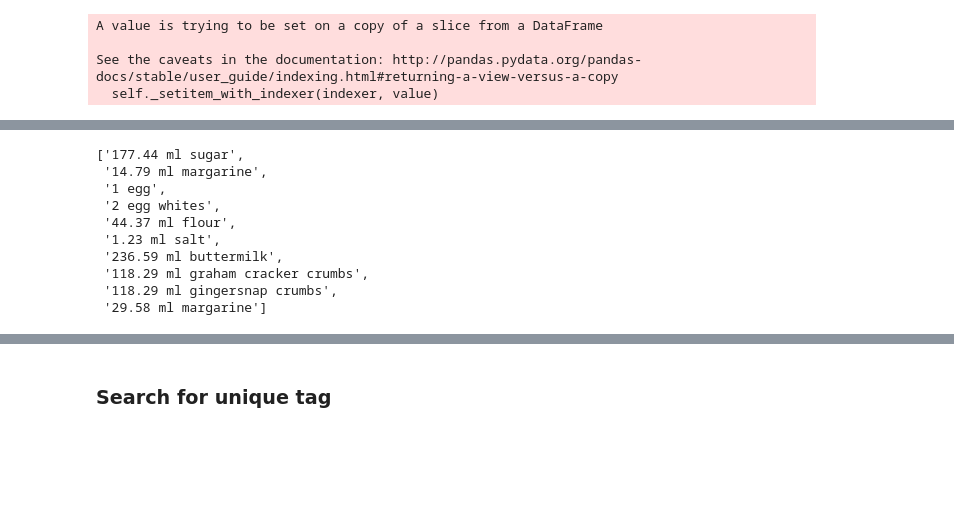
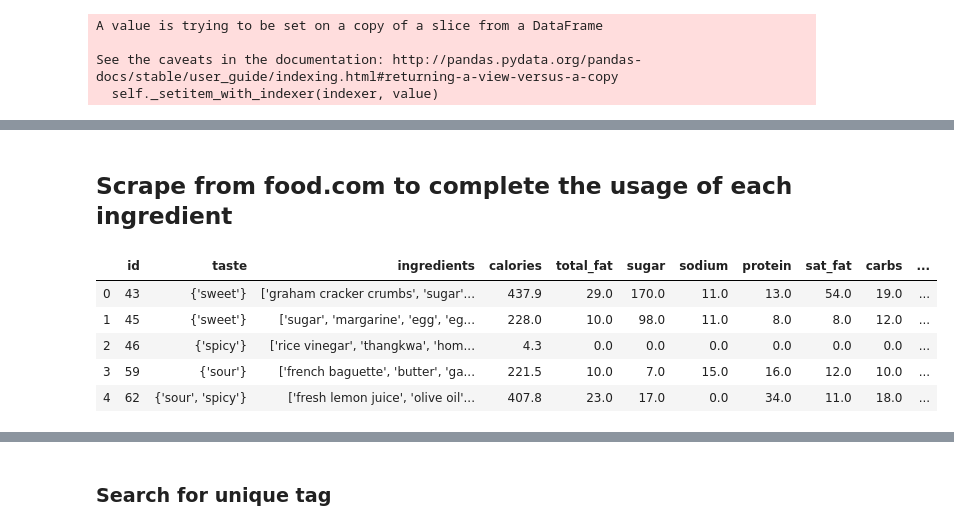
Before and after one commit to JiahuaWU/ada2019, a Jupyter notebook: taste.ipynb, the cells around one changed output, grey strips where cells are left out. Saved outputs shown, nothing was run; the diff lists cells and outputs as text; code cells hidden in the pictures; blank space fills up the shorter version.

Commit message:
add taste

```diff
--- a/taste.ipynb
+++ b/taste.ipynb
@@ -148,2 +308,21 @@ url = 'https://www.food.com/recipe/buttermilk-pie-with-gingersnap-crumb-crust-45
+# %% [markdown]
+## Scrape from food.com to complete the usage of each ingredient
+# %%
+taste_recipes_df = pd.read_csv('recipe+taste.csv')
+# %%
+cooking_method_recipes_df = pd.read_pickle('recipe_cooking.pkl')
+# %%
+training_df = taste_recipes_df[['id', 'taste', 'ingredients',
+                                     'calories', 'total_fat', 'sugar', 'sodium', 'protein', 'sat_fat', 'carbs']]\
+                   .merge(cooking_method_recipes_df[['id', 'method', 'name']], left_on='id', right_on='id')
+# %%
+training_df.head()
+# %% [output]
+|  | id | taste | ingredients | calories | total_fat | sugar | sodium | protein | sat_fat | carbs | ... |
+| 0 | 43 | {'sweet'} | ['graham cracker crumbs', 'sugar'... | 437.9 | 29.0 | 170.0 | 11.0 | 13.0 | 54.0 | 19.0 | ... |
+| 1 | 45 | {'sweet'} | ['sugar', 'margarine', 'egg', 'eg... | 228.0 | 10.0 | 98.0 | 11.0 | 8.0 | 8.0 | 12.0 | ... |
+| 2 | 46 | {'spicy'} | ['rice vinegar', 'thangkwa', 'hom... | 4.3 | 0.0 | 0.0 | 0.0 | 0.0 | 0.0 | 0.0 | ... |
+| 3 | 59 | {'sour'} | ['french baguette', 'butter', 'ga... | 221.5 | 10.0 | 7.0 | 15.0 | 16.0 | 12.0 | 10.0 | ... |
+| 4 | 62 | {'sour', 'spicy'} | ['fresh lemon juice', 'olive oil'... | 407.8 | 23.0 | 17.0 | 0.0 | 34.0 | 11.0 | 18.0 | ... |
 # %%
 from recipe_scrapers import scrape_me
@@ -152,13 +328,0 @@ scraper = scrape_me(url)
-# %%
-scraper.ingredients()
-# %% [output]
-['177.44 ml sugar',
- '14.79 ml margarine',
- '1 egg',
- '2 egg whites',
- '44.37 ml flour',
- '1.23 ml salt',
- '236.59 ml buttermilk',
- '118.29 ml graham cracker crumbs',
- '118.29 ml gingersnap crumbs',
- '29.58 ml margarine']
```
Also changed, not shown: parts of 27 cells of this notebook.
